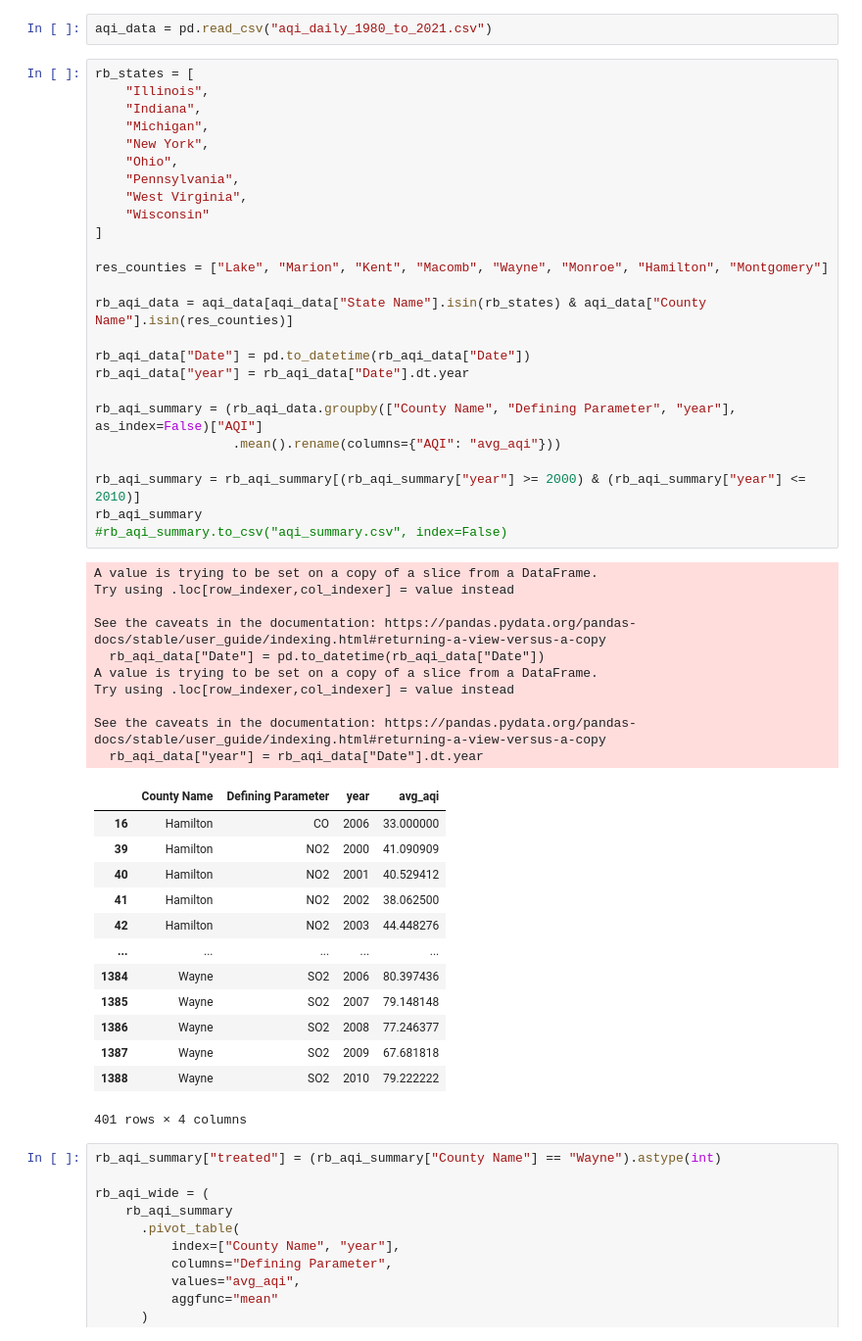
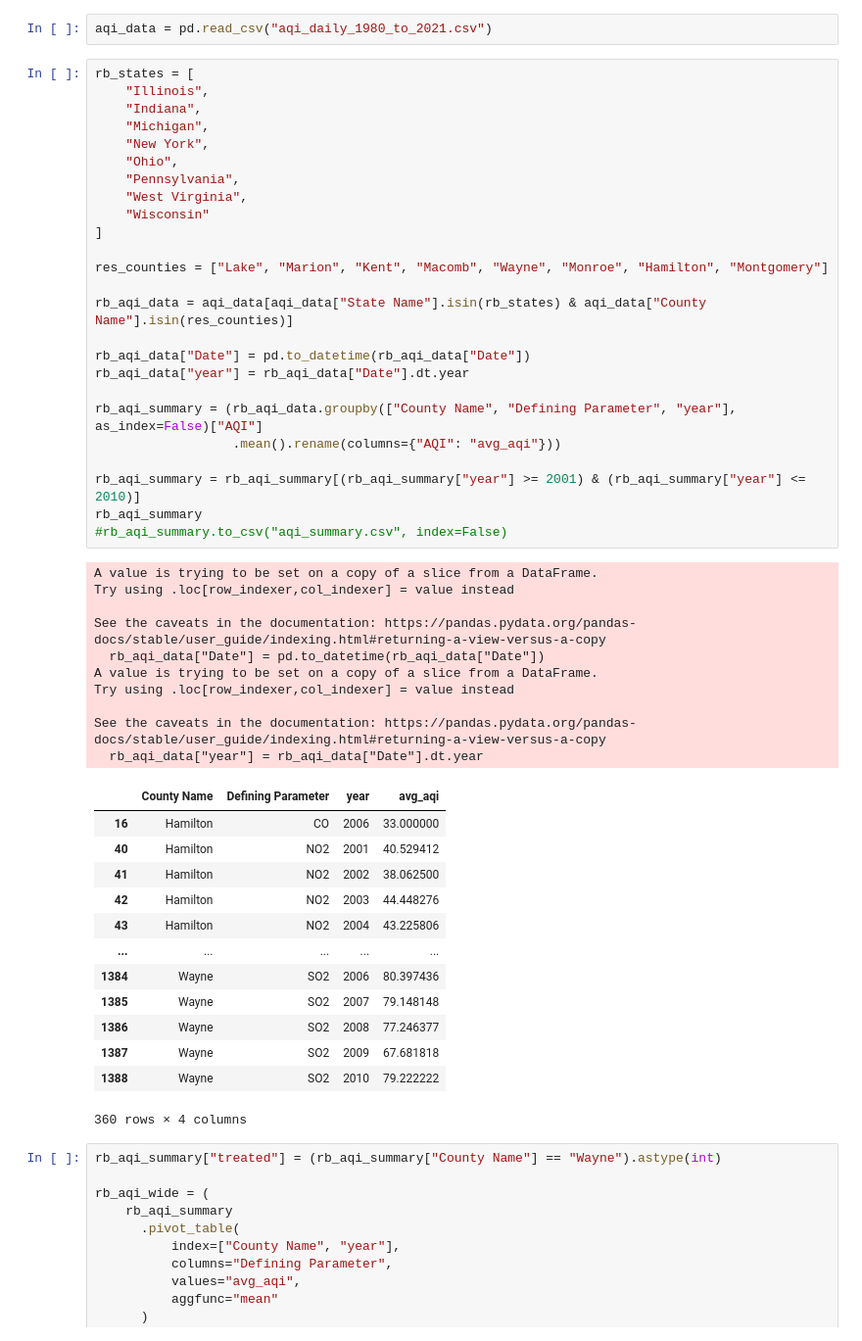
Before and after one commit to wren17/epa_greenbook_project, a Jupyter notebook: aqi_analysis.ipynb, the cells around one changed output. Shown at 98% size. Cells and saved outputs as stored; diff of their text form.

```diff
--- a/aqi_analysis.ipynb
+++ b/aqi_analysis.ipynb
@@ -19,45 +25,45 @@ rb_states = [
     "Pennsylvania",
     "West Virginia",
     "Wisconsin"
 ]
 
 res_counties = ["Lake", "Marion", "Kent", "Macomb", "Wayne", "Monroe", "Hamilton", "Montgomery"]
 
 rb_aqi_data = aqi_data[aqi_data["State Name"].isin(rb_states) & aqi_data["County Name"].isin(res_counties)]
 
 rb_aqi_data["Date"] = pd.to_datetime(rb_aqi_data["Date"])
 rb_aqi_data["year"] = rb_aqi_data["Date"].dt.year
 
 rb_aqi_summary = (rb_aqi_data.groupby(["County Name", "Defining Parameter", "year"], as_index=False)["AQI"]
                   .mean().rename(columns={"AQI": "avg_aqi"}))
 
-rb_aqi_summary = rb_aqi_summary[(rb_aqi_summary["year"] >= 2000) & (rb_aqi_summary["year"] <= 2010)]
+rb_aqi_summary = rb_aqi_summary[(rb_aqi_summary["year"] >= 2001) & (rb_aqi_summary["year"] <= 2010)]
 rb_aqi_summary
 #rb_aqi_summary.to_csv("aqi_summary.csv", index=False)
 # %% [output]
 A value is trying to be set on a copy of a slice from a DataFrame.
 Try using .loc[row_indexer,col_indexer] = value instead
 
 See the caveats in the documentation: https://pandas.pydata.org/pandas-docs/stable/user_guide/indexing.html#returning-a-view-versus-a-copy
   rb_aqi_data["Date"] = pd.to_datetime(rb_aqi_data["Date"])
 A value is trying to be set on a copy of a slice from a DataFrame.
 Try using .loc[row_indexer,col_indexer] = value instead
 
 See the caveats in the documentation: https://pandas.pydata.org/pandas-docs/stable/user_guide/indexing.html#returning-a-view-versus-a-copy
   rb_aqi_data["year"] = rb_aqi_data["Date"].dt.year
 |  | County Name | Defining Parameter | year | avg_aqi |
 | 16 | Hamilton | CO | 2006 | 33.000000 |
-| 39 | Hamilton | NO2 | 2000 | 41.090909 |
 | 40 | Hamilton | NO2 | 2001 | 40.529412 |
 | 41 | Hamilton | NO2 | 2002 | 38.062500 |
 | 42 | Hamilton | NO2 | 2003 | 44.448276 |
+| 43 | Hamilton | NO2 | 2004 | 43.225806 |
 | ... | ... | ... | ... | ... |
 | 1384 | Wayne | SO2 | 2006 | 80.397436 |
 | 1385 | Wayne | SO2 | 2007 | 79.148148 |
 | 1386 | Wayne | SO2 | 2008 | 77.246377 |
 | 1387 | Wayne | SO2 | 2009 | 67.681818 |
 | 1388 | Wayne | SO2 | 2010 | 79.222222 |
-401 rows × 4 columns
+360 rows × 4 columns
 # %%
 rb_aqi_summary["treated"] = (rb_aqi_summary["County Name"] == "Wayne").astype(int)
 
```
Also changed, not shown: parts of 10 cells of this notebook.
